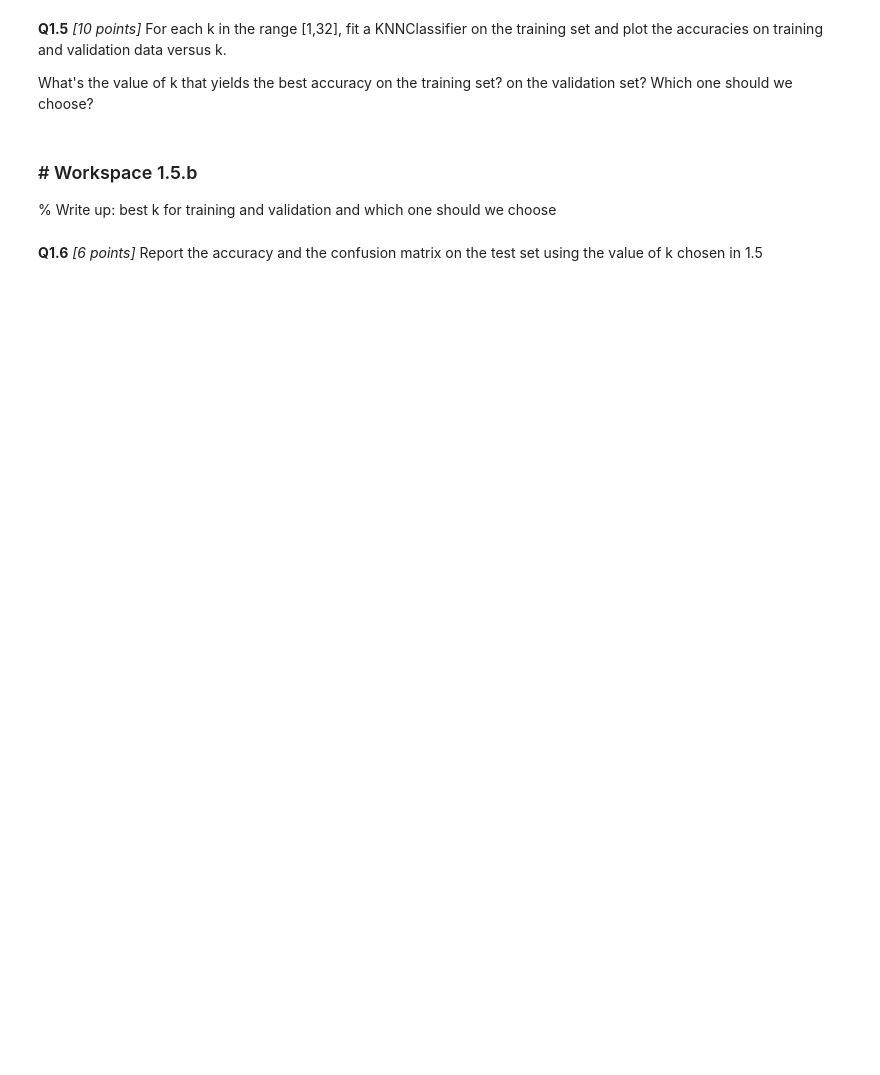
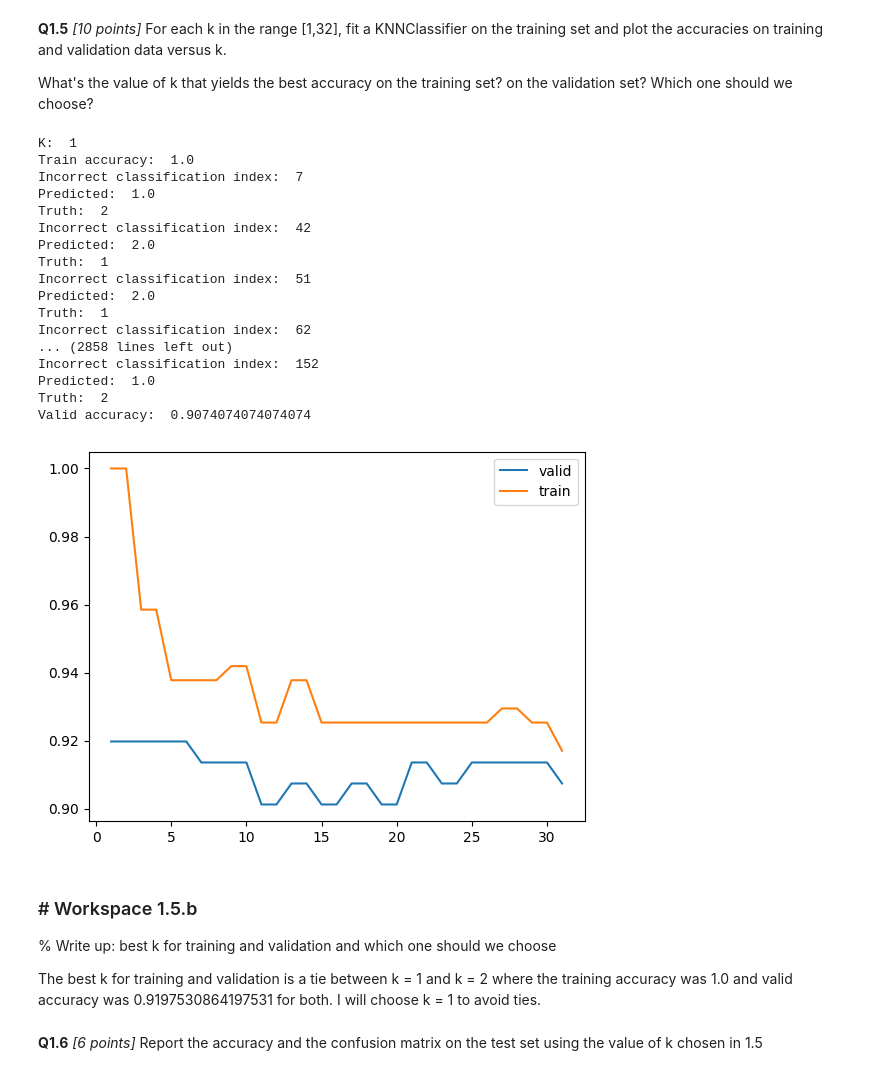
Before and after one commit to eth4n-e/csci-4622-machine-learning-repo, a Jupyter notebook: problem-sets/HW1_Base_25Fall/HW1_Base_25Fall.ipynb, the cells around one changed output. Cells and saved outputs as stored; diff of their text form; code cells hidden in the pictures; blank space fills up the shorter version.

```diff
--- a/problem-sets/HW1_Base_25Fall/HW1_Base_25Fall.ipynb
+++ b/problem-sets/HW1_Base_25Fall/HW1_Base_25Fall.ipynb
@@ -351,20 +381,50 @@ What's the value of k that yields the best accuracy on the training set? on the
 # %%
 # Workspace 1.5.a
 #TODO: Try different Ks
 ks = list(range(1, 32))
 accuracies_train = []
 accuracies_valid = []
 for k in ks:
+    print("K: ", k)
     #BEGIN
+    knn_train = KNNClassifier(k).fit(binary_data.X_train, binary_data.y_train)
+    # find accuracies
+    train_accuracy = knn_train.accuracy(binary_data.X_train, binary_data.y_train)
+    print("Train accuracy: ", train_accuracy)
+    valid_accuracy = knn_train.accuracy(binary_data.X_valid, binary_data.y_valid)
+    print("Valid accuracy: ", valid_accuracy)
 
+    accuracies_train.append(train_accuracy)
+    accuracies_valid.append(valid_accuracy)
     #END
 plt.plot(ks, accuracies_valid, label="valid")
 plt.plot(ks, accuracies_train, label="train")
 plt.legend()
 plt.show()
+# %% [output]
+K:  1
+Train accuracy:  1.0
+Incorrect classification index:  7
+Predicted:  1.0
+Truth:  2
+Incorrect classification index:  42
+Predicted:  2.0
+Truth:  1
+Incorrect classification index:  51
+Predicted:  2.0
+Truth:  1
+Incorrect classification index:  62
+... (2858 lines left out)
+Incorrect classification index:  152
+Predicted:  1.0
+Truth:  2
+Valid accuracy:  0.9074074074074074
+[figure, added]
 # %% [markdown]
 ### # Workspace 1.5.b
 % Write up: best k for training and validation and which one should we choose
+
+The best k for training and validation is a tie between k = 1 and k = 2 where the training accuracy was 1.0 and valid accuracy was 0.9197530864197531 for both. I will choose k = 1 to avoid ties.
 # %% [markdown]
 **Q1.6** *[6 points]*  Report the accuracy and the confusion matrix on the test set using the value of k chosen in 1.5
 # %%
```
Also changed, not shown: parts of 18 cells of this notebook, 7 other files.
